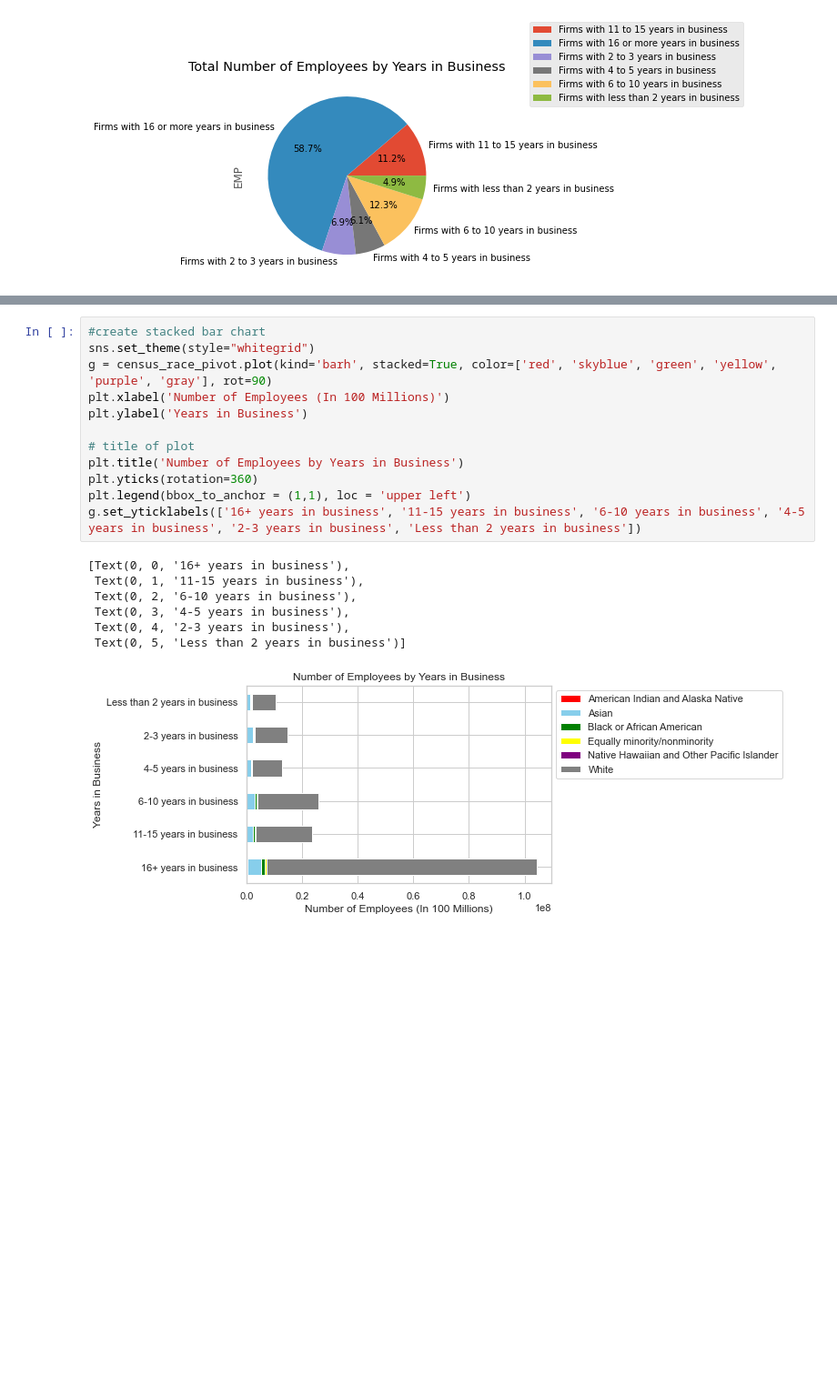
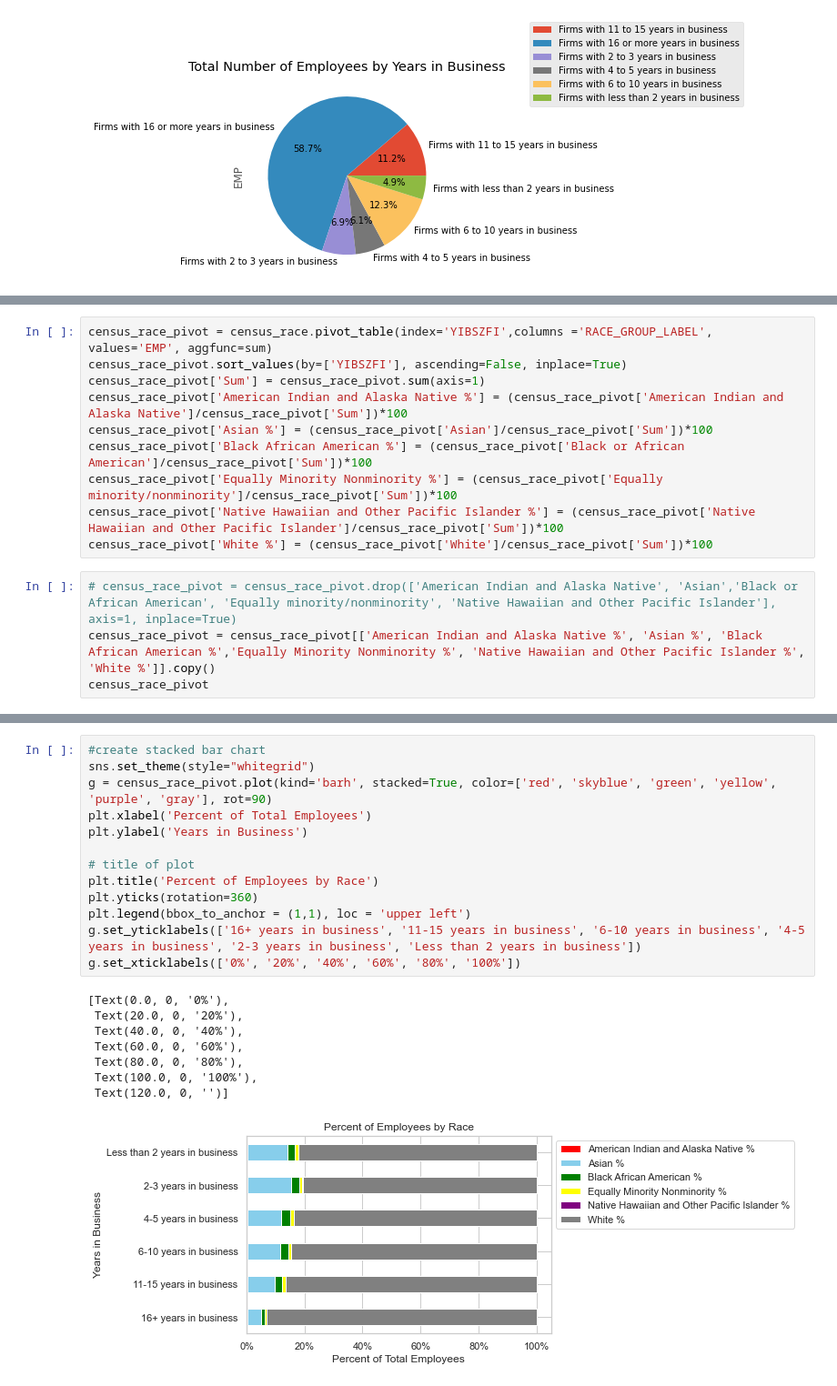
Before and after one commit to ryan5541/ABSAssessment, a Jupyter notebook: atkinson_census_notebook.ipynb, the cells around one changed output, grey strips where cells are left out. Shown at 91% size. Saved outputs shown, nothing was run; the diff lists cells and outputs as text; blank space fills up the shorter version.

```diff
--- a/atkinson_census_notebook.ipynb
+++ b/atkinson_census_notebook.ipynb
@@ -112,0 +116,14 @@ census_race_pivot
+# %%
+census_race_pivot = census_race.pivot_table(index='YIBSZFI',columns ='RACE_GROUP_LABEL', values='EMP', aggfunc=sum)
+census_race_pivot.sort_values(by=['YIBSZFI'], ascending=False, inplace=True)
+census_race_pivot['Sum'] = census_race_pivot.sum(axis=1)
+census_race_pivot['American Indian and Alaska Native %'] = (census_race_pivot['American Indian and Alaska Native']/census_race_pivot['Sum'])*100
+census_race_pivot['Asian %'] = (census_race_pivot['Asian']/census_race_pivot['Sum'])*100
+census_race_pivot['Black African American %'] = (census_race_pivot['Black or African American']/census_race_pivot['Sum'])*100
+census_race_pivot['Equally Minority Nonminority %'] = (census_race_pivot['Equally minority/nonminority']/census_race_pivot['Sum'])*100
+census_race_pivot['Native Hawaiian and Other Pacific Islander %'] = (census_race_pivot['Native Hawaiian and Other Pacific Islander']/census_race_pivot['Sum'])*100
+census_race_pivot['White %'] = (census_race_pivot['White']/census_race_pivot['Sum'])*100
+# %%
+# census_race_pivot = census_race_pivot.drop(['American Indian and Alaska Native', 'Asian','Black or African American', 'Equally minority/nonminority', 'Native Hawaiian and Other Pacific Islander'], axis=1, inplace=True)
+census_race_pivot = census_race_pivot[['American Indian and Alaska Native %', 'Asian %', 'Black African American %','Equally Minority Nonminority %', 'Native Hawaiian and Other Pacific Islander %', 'White %']].copy()
+census_race_pivot
@@ -113,20 +139,22 @@ census_race_pivot
 # %%
 #create stacked bar chart
 sns.set_theme(style="whitegrid")
 g = census_race_pivot.plot(kind='barh', stacked=True, color=['red', 'skyblue', 'green', 'yellow', 'purple', 'gray'], rot=90)
-plt.xlabel('Number of Employees (In 100 Millions)')
+plt.xlabel('Percent of Total Employees')
 plt.ylabel('Years in Business')
 
 # title of plot
-plt.title('Number of Employees by Years in Business')
+plt.title('Percent of Employees by Race')
 plt.yticks(rotation=360)
 plt.legend(bbox_to_anchor = (1,1), loc = 'upper left')
 g.set_yticklabels(['16+ years in business', '11-15 years in business', '6-10 years in business', '4-5 years in business', '2-3 years in business', 'Less than 2 years in business'])
+g.set_xticklabels(['0%', '20%', '40%', '60%', '80%', '100%'])
 # %% [output]
-[Text(0, 0, '16+ years in business'),
- Text(0, 1, '11-15 years in business'),
- Text(0, 2, '6-10 years in business'),
- Text(0, 3, '4-5 years in business'),
- Text(0, 4, '2-3 years in business'),
- Text(0, 5, 'Less than 2 years in business')]
+[Text(0.0, 0, '0%'),
+ Text(20.0, 0, '20%'),
+ Text(40.0, 0, '40%'),
+ Text(60.0, 0, '60%'),
+ Text(80.0, 0, '80%'),
+ Text(100.0, 0, '100%'),
+ Text(120.0, 0, '')]
-[figure, old version]
+[figure, new version]
```
Also changed, not shown: parts of 12 cells of this notebook.
